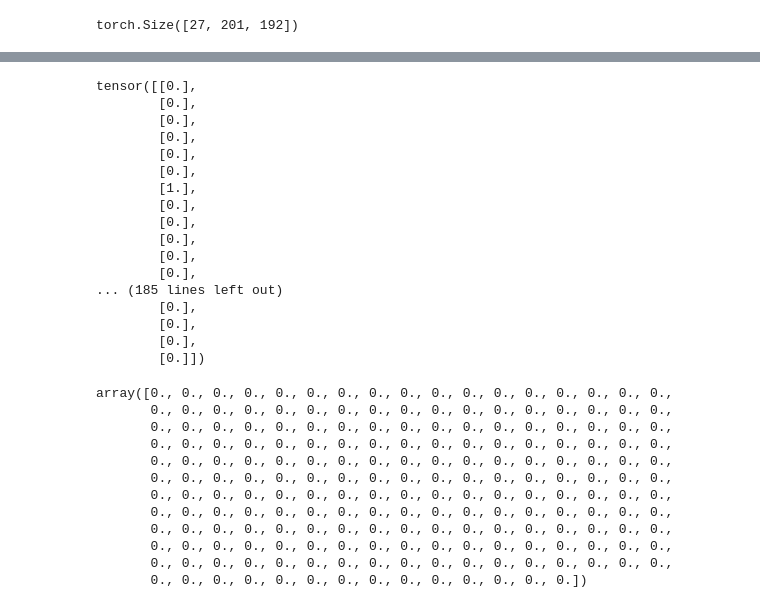
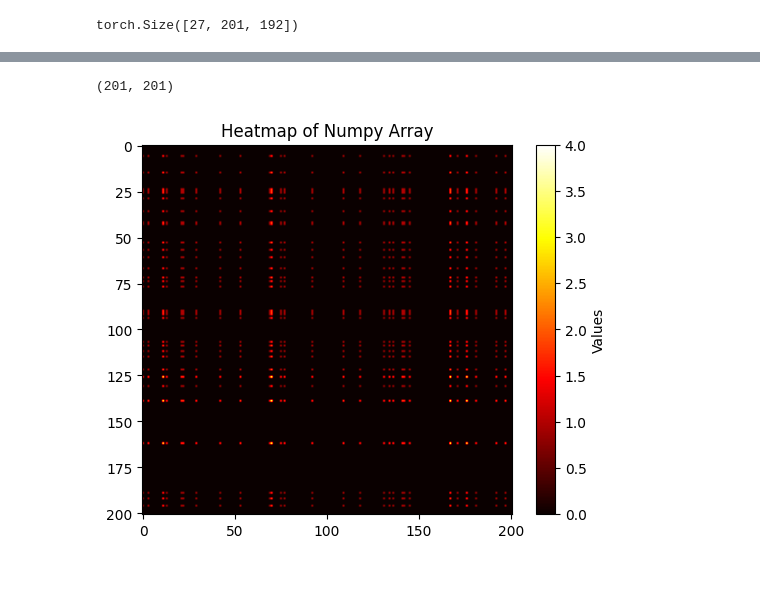
Before and after one commit to rimonsh/mind-reading-experiments, a Jupyter notebook: PSTH Demo.ipynb, the cells around one changed output, grey strips where cells are left out. Saved outputs shown, nothing was run; the diff lists cells and outputs as text; code cells hidden in the pictures; blank space fills up the shorter version.

```diff
--- a/PSTH Demo.ipynb
+++ b/PSTH Demo.ipynb
@@ -22,4 +22,6 @@ torch.Size([27, 201, 192])
 recording = t[0,:,:]
 
 time_series_1 = recording[:,0]
-time_series_2 = recording[:,1]
+time_series_2 = recording[:,80]
+print(time_series_1)
+print(time_series_2)
@@ -28,9 +48,13 @@ size = time_series_1.shape[0]
 time_series_1 = time_series_1.reshape([size,1])
 size = time_series_2.shape[0]
 time_series_2 = time_series_2.reshape([size,1])
+time_series_1.shape
+time_series_2.shape
+np1  = time_series_1.detach().cpu().numpy()
+np2  = time_series_2.detach().cpu().numpy()
 # %%
+
 def jspth(spikes1, spikes2):
-
     '''Joint Peristimulus Time Histogram
 
     Parameters
@@ -42,47 +66,29 @@ def jspth(spikes1, spikes2):
     joint_histogram : ndarray, shape (n_time, n_time)
 
     '''
+
     n_time = spikes1.shape[0]
     joint_histogram = np.zeros((n_time, n_time))
     for single_trial_spikes1, single_trial_spikes2 in zip(spikes1.T, spikes2.T):
-        np.concatenate([joint_histogram, (single_trial_spikes1[:, np.newaxis]
-                            * single_trial_spikes2[:, np.newaxis].T)])
+        joint_histogram += (single_trial_spikes1[:, np.newaxis]
+                            * single_trial_spikes2[:, np.newaxis].T)
 
     return joint_histogram
-# %%
-time_series_1
-# %% [output]
-tensor([[0.],
-        [0.],
-        [0.],
-        [0.],
-        [0.],
-        [0.],
-        [1.],
-        [0.],
-        [0.],
-        [0.],
-        [0.],
-        [0.],
-... (185 lines left out)
-        [0.],
-        [0.],
-        [0.],
-        [0.]])
 # %%
-out = jspth(time_series_1, time_series_1)
+out = jspth(np1, np2)
+out.shape
+# %% [output]
+(201, 201)
 # %%
-sum(out)
+import numpy as np
+import matplotlib.pyplot as plt
+
+# Generate example data
+
+# Plot the array as a heatmap
+plt.imshow(out, cmap='hot',interpolation='bilinear')
+plt.colorbar(label='Values')
+plt.title('Heatmap of Numpy Array')
+plt.show()
 # %% [output]
-array([0., 0., 0., 0., 0., 0., 0., 0., 0., 0., 0., 0., 0., 0., 0., 0., 0.,
-       0., 0., 0., 0., 0., 0., 0., 0., 0., 0., 0., 0., 0., 0., 0., 0., 0.,
-       0., 0., 0., 0., 0., 0., 0., 0., 0., 0., 0., 0., 0., 0., 0., 0., 0.,
-       0., 0., 0., 0., 0., 0., 0., 0., 0., 0., 0., 0., 0., 0., 0., 0., 0.,
-       0., 0., 0., 0., 0., 0., 0., 0., 0., 0., 0., 0., 0., 0., 0., 0., 0.,
-       0., 0., 0., 0., 0., 0., 0., 0., 0., 0., 0., 0., 0., 0., 0., 0., 0.,
-       0., 0., 0., 0., 0., 0., 0., 0., 0., 0., 0., 0., 0., 0., 0., 0., 0.,
-       0., 0., 0., 0., 0., 0., 0., 0., 0., 0., 0., 0., 0., 0., 0., 0., 0.,
-       0., 0., 0., 0., 0., 0., 0., 0., 0., 0., 0., 0., 0., 0., 0., 0., 0.,
-       0., 0., 0., 0., 0., 0., 0., 0., 0., 0., 0., 0., 0., 0., 0., 0., 0.,
-       0., 0., 0., 0., 0., 0., 0., 0., 0., 0., 0., 0., 0., 0., 0., 0., 0.,
-       0., 0., 0., 0., 0., 0., 0., 0., 0., 0., 0., 0., 0., 0.])
+[figure, added]
```
Also changed, not shown: parts of 3 cells of this notebook, 5 other files.
